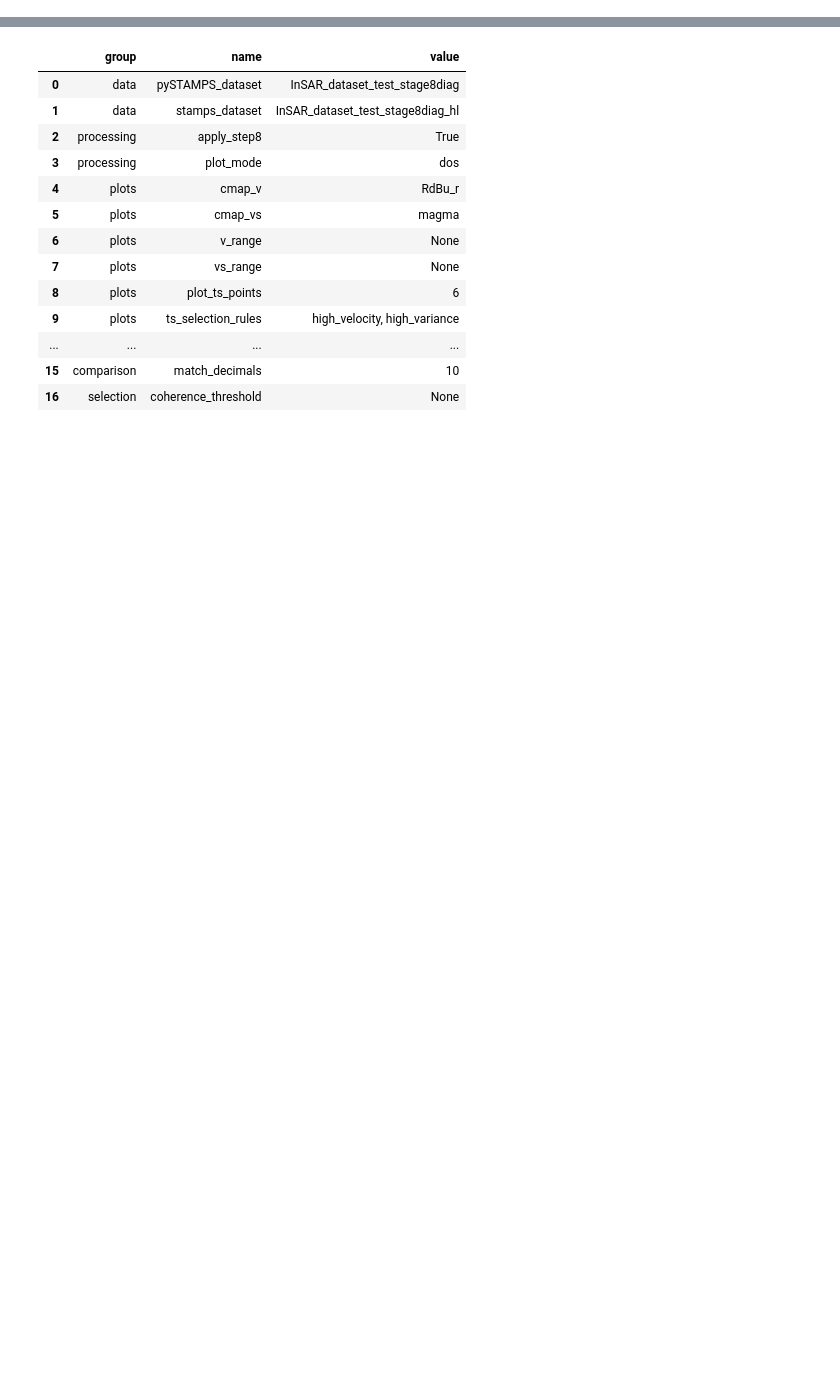
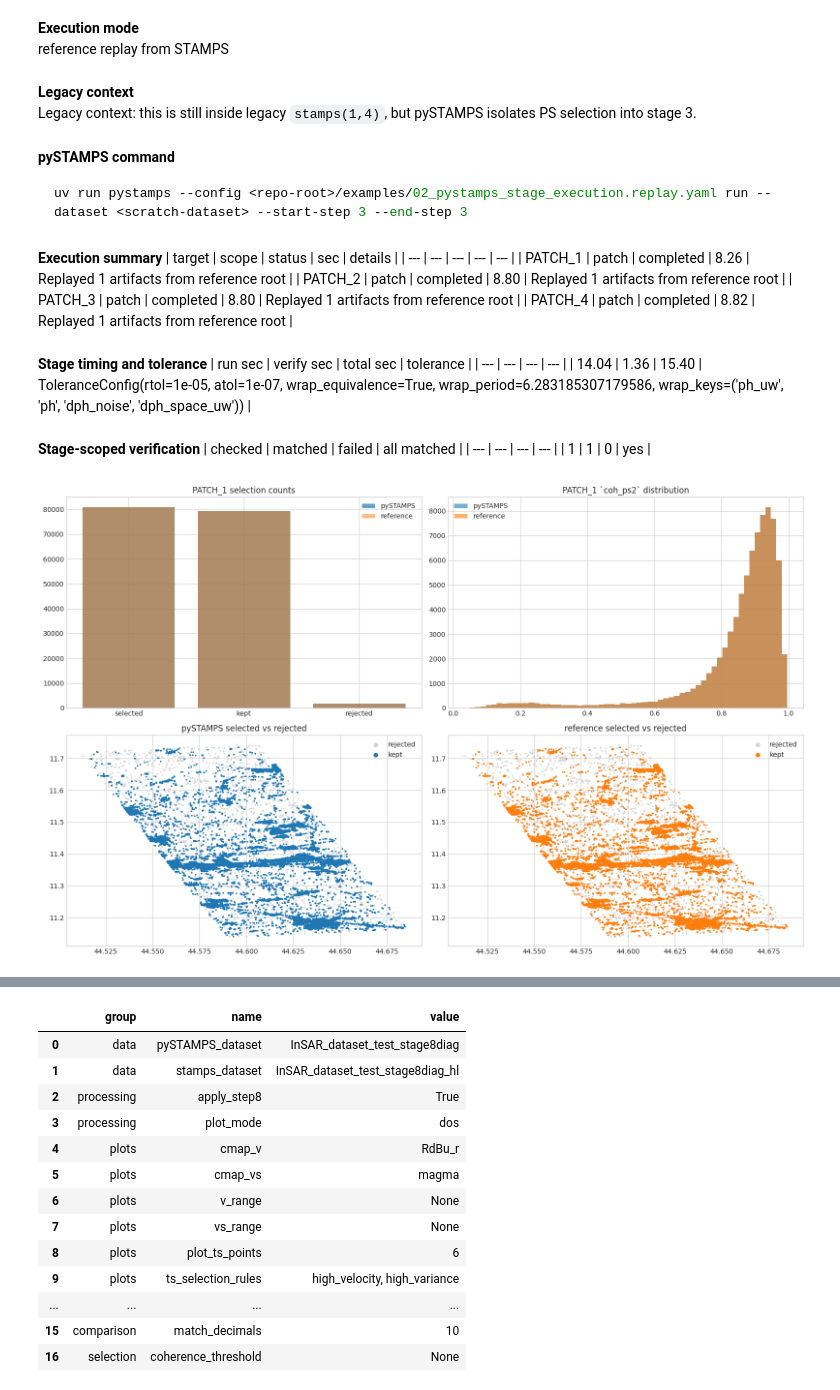
Before and after one commit to sirbastiano/pystamps, a Jupyter notebook: notebooks/02_pystamps_stage_execution.ipynb, the cells around one changed output, grey strips where cells are left out. Saved outputs shown, nothing was run; the diff lists cells and outputs as text; code cells hidden in the pictures; blank space fills up the shorter version.

````diff
--- a/notebooks/02_pystamps_stage_execution.ipynb
+++ b/notebooks/02_pystamps_stage_execution.ipynb
@@ -0,0 +921,58 @@
+# %%
+stage_3 = execute_stage(3)
+
+run_ps1 = patch_payload(SCRATCH_ROOT, REPRESENTATIVE_PATCH, 'ps1.mat')
+ref_ps1 = patch_payload(REFERENCE_ROOT, REPRESENTATIVE_PATCH, 'ps1.mat')
+run_sel = patch_payload(SCRATCH_ROOT, REPRESENTATIVE_PATCH, 'select1.mat')
+ref_sel = patch_payload(REFERENCE_ROOT, REPRESENTATIVE_PATCH, 'select1.mat')
+run_ix, run_kept, run_rejected = stage3_indices(run_sel)
+ref_ix, ref_kept, ref_rejected = stage3_indices(ref_sel)
+
+fig, axes = plt.subplots(2, 2, figsize=(16, 10))
+axes[0, 0].bar(['selected', 'kept', 'rejected'], [len(run_ix), len(run_kept), len(run_rejected)], alpha=0.7, label='pySTAMPS')
+axes[0, 0].bar(['selected', 'kept', 'rejected'], [len(ref_ix), len(ref_kept), len(ref_rejected)], alpha=0.5, label='reference')
+axes[0, 0].set_title('PATCH_1 selection counts')
+axes[0, 0].legend()
+hist_compare(axes[0, 1], run_sel['coh_ps2'], ref_sel['coh_ps2'], 'PATCH_1 `coh_ps2` distribution')
+
+run_pts = np.asarray(run_ps1['lonlat'], dtype=float)
+ref_pts = np.asarray(ref_ps1['lonlat'], dtype=float)
+pts_run_kept, _ = sample_points(run_pts[run_kept], np.ones(len(run_kept)))
+pts_run_rej, _ = sample_points(run_pts[run_rejected], np.ones(len(run_rejected)))
+pts_ref_kept, _ = sample_points(ref_pts[ref_kept], np.ones(len(ref_kept)))
+pts_ref_rej, _ = sample_points(ref_pts[ref_rejected], np.ones(len(ref_rejected)))
+axes[1, 0].scatter(pts_run_rej[:, 1], pts_run_rej[:, 0], s=2, c='lightgray', label='rejected')
+axes[1, 0].scatter(pts_run_kept[:, 1], pts_run_kept[:, 0], s=2, c='tab:blue', label='kept')
+axes[1, 0].set_title('pySTAMPS selected vs rejected')
+axes[1, 0].legend(markerscale=4)
+axes[1, 1].scatter(pts_ref_rej[:, 1], pts_ref_rej[:, 0], s=2, c='lightgray', label='rejected')
+axes[1, 1].scatter(pts_ref_kept[:, 1], pts_ref_kept[:, 0], s=2, c='tab:orange', label='kept')
+axes[1, 1].set_title('reference selected vs rejected')
+axes[1, 1].legend(markerscale=4)
+plt.tight_layout()
+plt.show()
+# %% [output]
+**Execution mode**
+reference replay from STAMPS
+**Legacy context**
+Legacy context: this is still inside legacy `stamps(1,4)`, but pySTAMPS isolates PS selection into stage 3.
+**pySTAMPS command**
+```bash
+uv run pystamps --config <repo-root>/examples/02_pystamps_stage_execution.replay.yaml run --dataset <scratch-dataset> --start-step 3 --end-step 3
+```
+**Execution summary**
+| target | scope | status | sec | details |
+| --- | --- | --- | --- | --- |
+| PATCH_1 | patch | completed | 8.26 | Replayed 1 artifacts from reference root |
+| PATCH_2 | patch | completed | 8.80 | Replayed 1 artifacts from reference root |
+| PATCH_3 | patch | completed | 8.80 | Replayed 1 artifacts from reference root |
+| PATCH_4 | patch | completed | 8.82 | Replayed 1 artifacts from reference root |
+**Stage timing and tolerance**
+| run sec | verify sec | total sec | tolerance |
+| --- | --- | --- | --- |
+| 14.04 | 1.36 | 15.40 | ToleranceConfig(rtol=1e-05, atol=1e-07, wrap_equivalence=True, wrap_period=6.283185307179586, wrap_keys=('ph_uw', 'ph', 'dph_noise', 'dph_space_uw')) |
+**Stage-scoped verification**
+| checked | matched | failed | all matched |
+| --- | --- | --- | --- |
+| 1 | 1 | 0 | yes |
+[figure, added]
````
Also changed, not shown: parts of 30 cells of this notebook.
